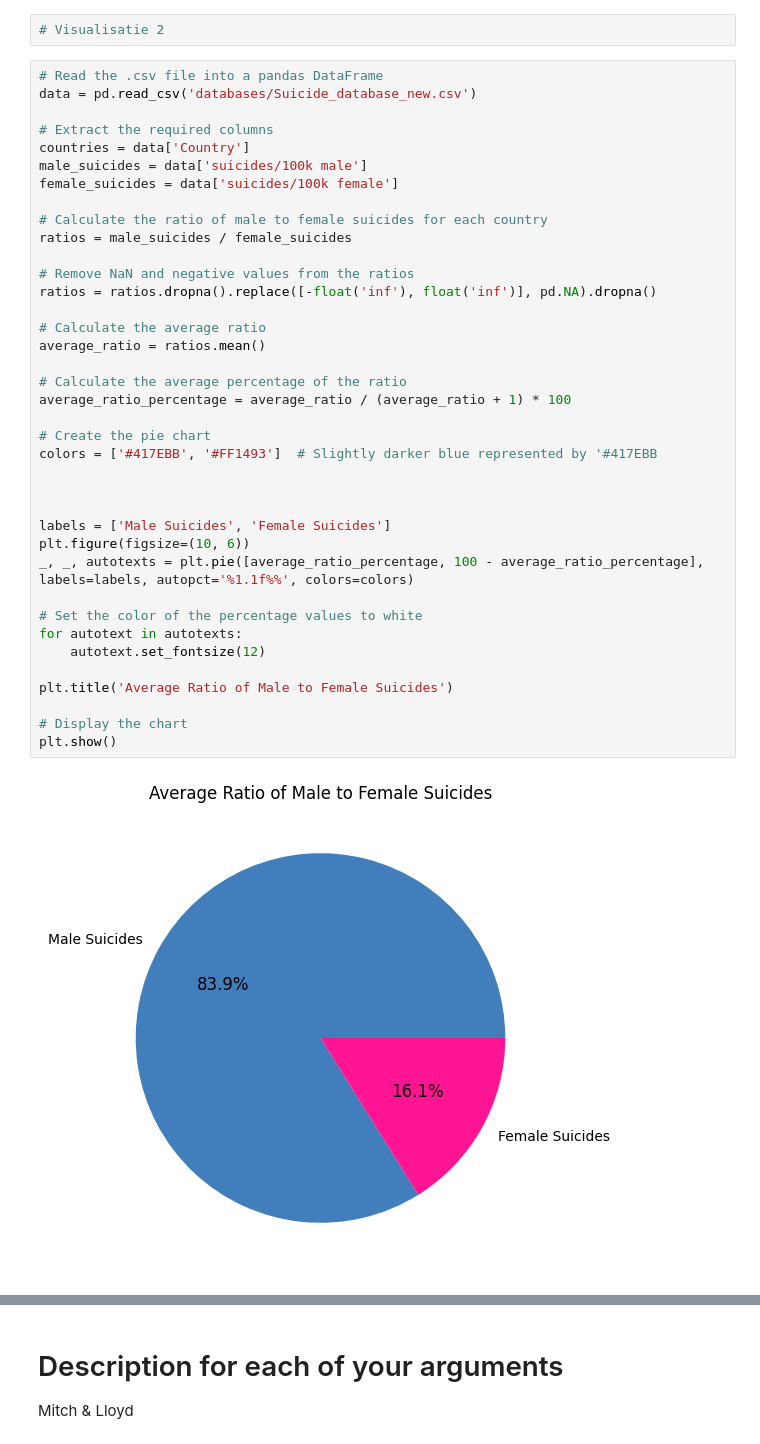
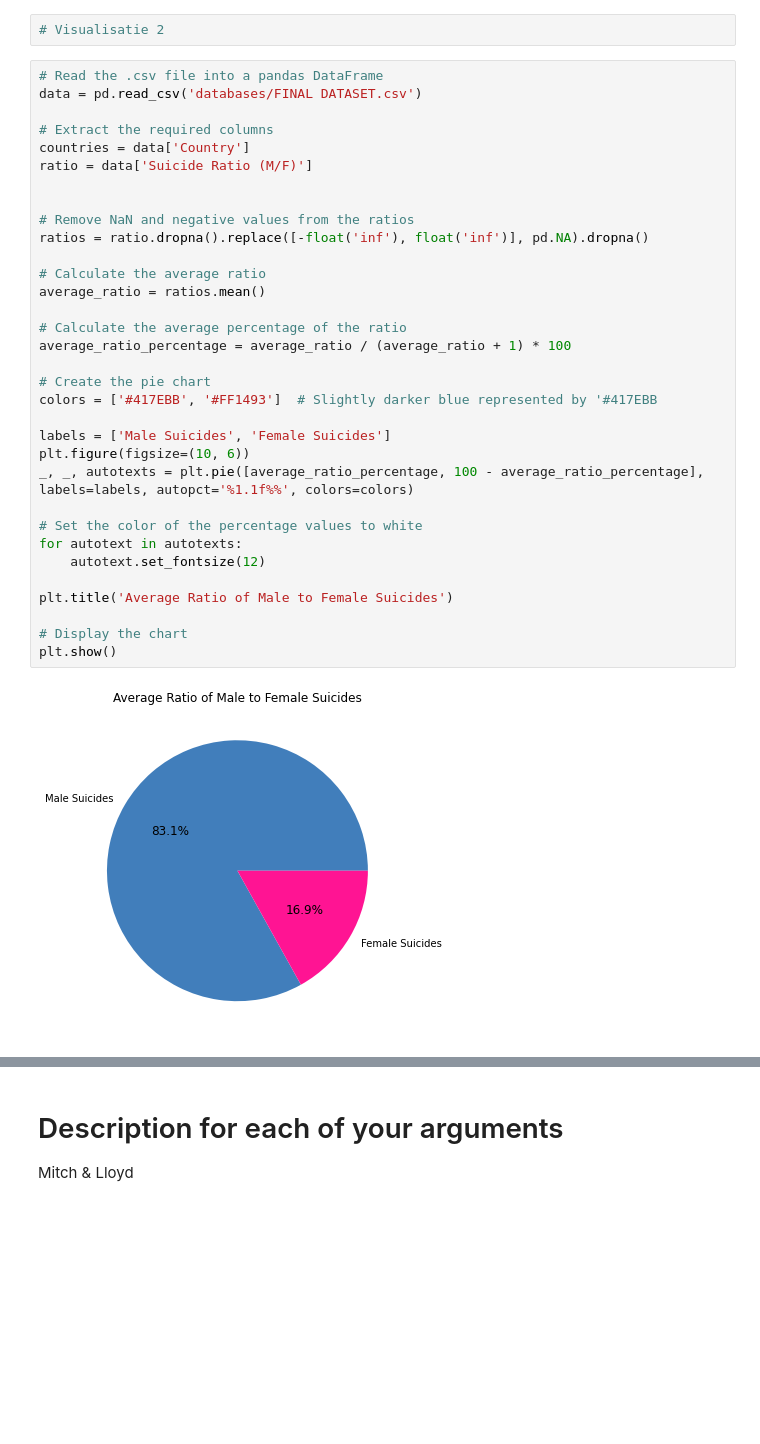
Before and after one commit to Lloydster25/Informatievisualisatie, a Jupyter notebook: Draft.ipynb, the cells around one changed output, grey strips where cells are left out. Saved outputs shown, nothing was run; the diff lists cells and outputs as text; blank space fills up the shorter version.

```diff
--- a/Draft.ipynb
+++ b/Draft.ipynb
@@ -191,41 +190,36 @@ plt.show()
 # Visualisatie 2
 # %%
 # Read the .csv file into a pandas DataFrame
-data = pd.read_csv('databases/Suicide_database_new.csv')
+data = pd.read_csv('databases/FINAL DATASET.csv')
 
 # Extract the required columns
 countries = data['Country']
-male_suicides = data['suicides/100k male']
-female_suicides = data['suicides/100k female']
+ratio = data['Suicide Ratio (M/F)']
 
-# Calculate the ratio of male to female suicides for each country
-ratios = male_suicides / female_suicides
 
 # Remove NaN and negative values from the ratios
-ratios = ratios.dropna().replace([-float('inf'), float('inf')], pd.NA).dropna()
+ratios = ratio.dropna().replace([-float('inf'), float('inf')], pd.NA).dropna()
 
 # Calculate the average ratio
 average_ratio = ratios.mean()
 
 # Calculate the average percentage of the ratio
 average_ratio_percentage = average_ratio / (average_ratio + 1) * 100
 
 # Create the pie chart
 colors = ['#417EBB', '#FF1493']  # Slightly darker blue represented by '#417EBB
-
-
 
 labels = ['Male Suicides', 'Female Suicides']
 plt.figure(figsize=(10, 6))
 _, _, autotexts = plt.pie([average_ratio_percentage, 100 - average_ratio_percentage], labels=labels, autopct='%1.1f%%', colors=colors)
 
 # Set the color of the percentage values to white
 for autotext in autotexts:
     autotext.set_fontsize(12)
 
 plt.title('Average Ratio of Male to Female Suicides')
 
 # Display the chart
 plt.show()
 # %% [output]
-[figure, old version]
+[figure, new version]
```
Also changed, not shown: parts of 5 cells of this notebook.
